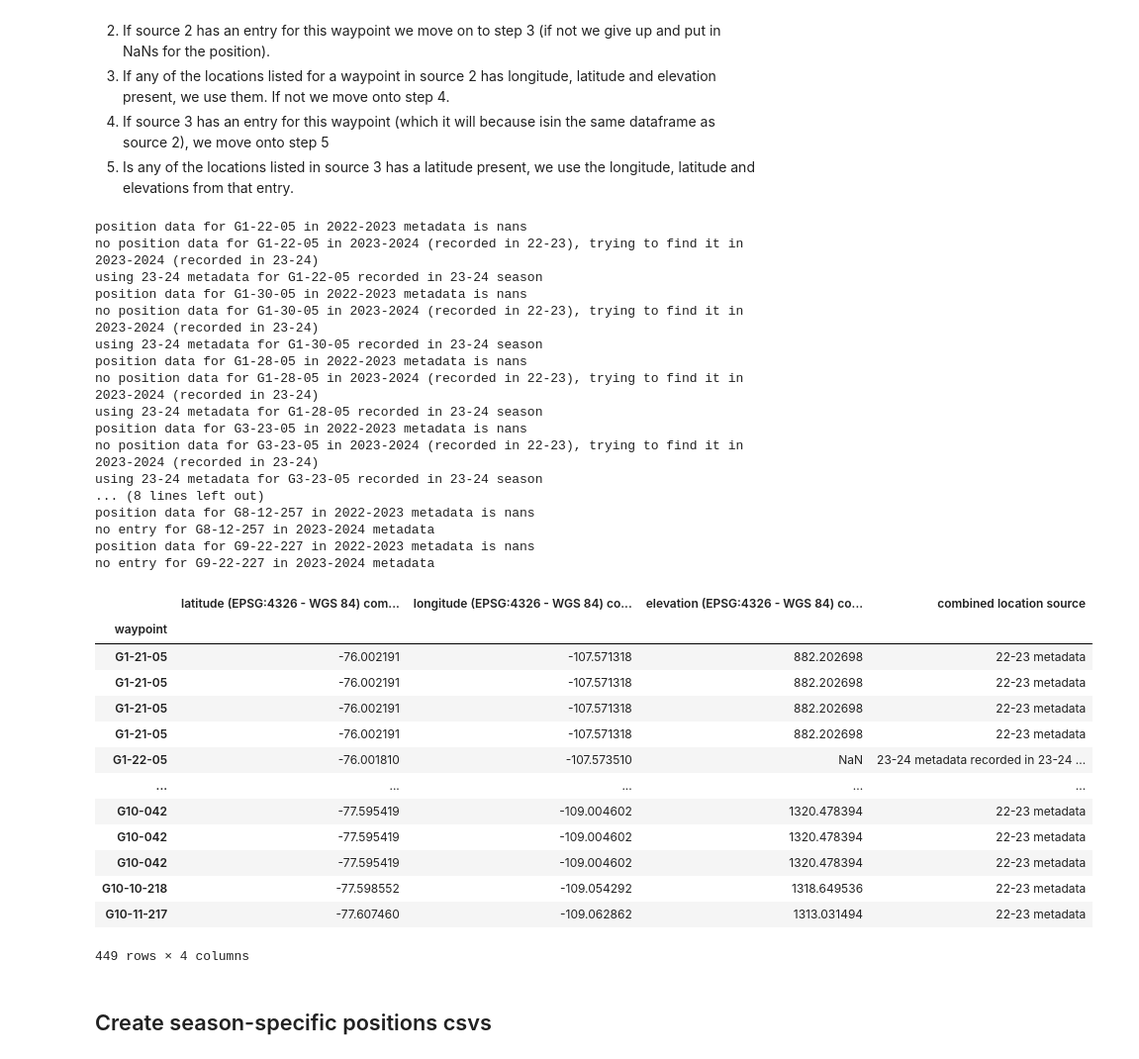
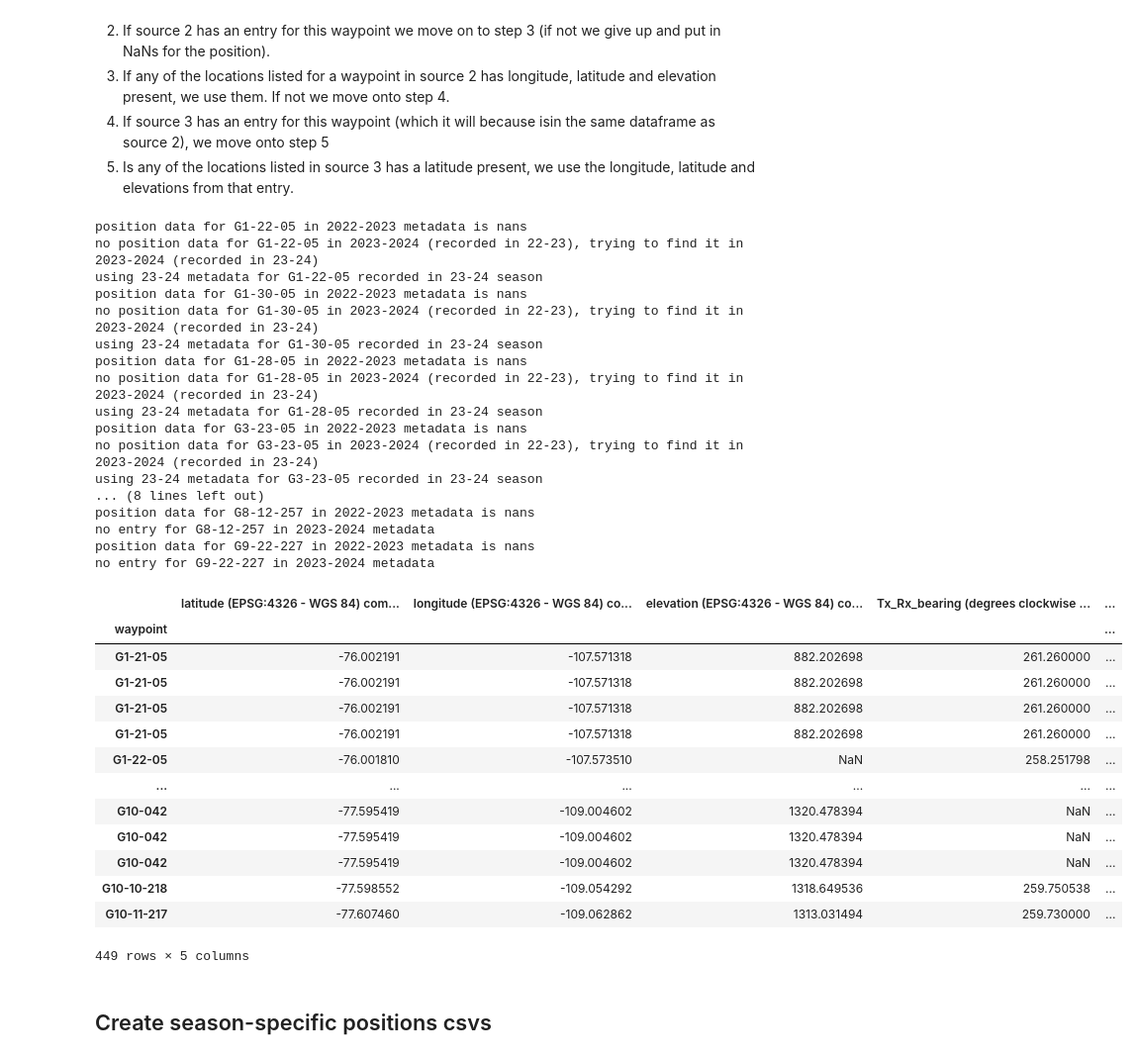
Before and after one commit to GHOST-thwaites/GHOST_ApRES_archiving, a Jupyter notebook: notebooks/attended/metadata_preparation.ipynb, the cells around one changed output. Shown at 99% size. Cells and saved outputs as stored; diff of their text form; code cells hidden in the pictures.

```diff
--- a/notebooks/attended/metadata_preparation.ipynb
+++ b/notebooks/attended/metadata_preparation.ipynb
@@ -177,47 +210,48 @@ for waypoint in md_waypoints_22_23:
 
             else:
                 print(f"no lat data found for {waypoint} ")
 
 
 
 out = md_22_23.loc[:, ['latitude (EPSG:4326 - WGS 84) combined',
                       'longitude (EPSG:4326 - WGS 84) combined',
                       'elevation (EPSG:4326 - WGS 84) combined',
+                      'Tx_Rx_bearing (degrees clockwise from true north)',
                       'combined location source']]
 out.index.name = 'waypoint'
 out
 # %% [output]
 position data for G1-22-05 in 2022-2023 metadata is nans
 no position data for G1-22-05 in 2023-2024 (recorded in 22-23), trying to find it in 2023-2024 (recorded in 23-24)
 using 23-24 metadata for G1-22-05 recorded in 23-24 season
 position data for G1-30-05 in 2022-2023 metadata is nans
 no position data for G1-30-05 in 2023-2024 (recorded in 22-23), trying to find it in 2023-2024 (recorded in 23-24)
 using 23-24 metadata for G1-30-05 recorded in 23-24 season
 position data for G1-28-05 in 2022-2023 metadata is nans
 no position data for G1-28-05 in 2023-2024 (recorded in 22-23), trying to find it in 2023-2024 (recorded in 23-24)
 using 23-24 metadata for G1-28-05 recorded in 23-24 season
 position data for G3-23-05 in 2022-2023 metadata is nans
 no position data for G3-23-05 in 2023-2024 (recorded in 22-23), trying to find it in 2023-2024 (recorded in 23-24)
 using 23-24 metadata for G3-23-05 recorded in 23-24 season
 ... (8 lines left out)
 position data for G8-12-257 in 2022-2023 metadata is nans
 no entry for G8-12-257 in 2023-2024 metadata
 position data for G9-22-227 in 2022-2023 metadata is nans
 no entry for G9-22-227 in 2023-2024 metadata
-|  | latitude (EPSG:4326 - WGS 84) com... | longitude (EPSG:4326 - WGS 84) co... | elevation (EPSG:4326 - WGS 84) co... | combined location source |
-| waypoint |  |  |  |  |
-| G1-21-05 | -76.002191 | -107.571318 | 882.202698 | 22-23 metadata |
-| G1-21-05 | -76.002191 | -107.571318 | 882.202698 | 22-23 metadata |
-| G1-21-05 | -76.002191 | -107.571318 | 882.202698 | 22-23 metadata |
-| G1-21-05 | -76.002191 | -107.571318 | 882.202698 | 22-23 metadata |
-| G1-22-05 | -76.001810 | -107.573510 | NaN | 23-24 metadata recorded in 23-24 ... |
-| ... | ... | ... | ... | ... |
-| G10-042 | -77.595419 | -109.004602 | 1320.478394 | 22-23 metadata |
-| G10-042 | -77.595419 | -109.004602 | 1320.478394 | 22-23 metadata |
-| G10-042 | -77.595419 | -109.004602 | 1320.478394 | 22-23 metadata |
-| G10-10-218 | -77.598552 | -109.054292 | 1318.649536 | 22-23 metadata |
-| G10-11-217 | -77.607460 | -109.062862 | 1313.031494 | 22-23 metadata |
+|  | latitude (EPSG:4326 - WGS 84) com... | longitude (EPSG:4326 - WGS 84) co... | elevation (EPSG:4326 - WGS 84) co... | Tx_Rx_bearing (degrees clockwise ... | ... |
+| waypoint |  |  |  |  | ... |
+| G1-21-05 | -76.002191 | -107.571318 | 882.202698 | 261.260000 | ... |
+| G1-21-05 | -76.002191 | -107.571318 | 882.202698 | 261.260000 | ... |
+| G1-21-05 | -76.002191 | -107.571318 | 882.202698 | 261.260000 | ... |
+| G1-21-05 | -76.002191 | -107.571318 | 882.202698 | 261.260000 | ... |
+| G1-22-05 | -76.001810 | -107.573510 | NaN | 258.251798 | ... |
+| ... | ... | ... | ... | ... | ... |
+| G10-042 | -77.595419 | -109.004602 | 1320.478394 | NaN | ... |
+| G10-042 | -77.595419 | -109.004602 | 1320.478394 | NaN | ... |
+| G10-042 | -77.595419 | -109.004602 | 1320.478394 | NaN | ... |
+| G10-10-218 | -77.598552 | -109.054292 | 1318.649536 | 259.750538 | ... |
+| G10-11-217 | -77.607460 | -109.062862 | 1313.031494 | 259.730000 | ... |
-449 rows × 4 columns
+449 rows × 5 columns
 # %% [markdown]
 ## Create season-specific positions csvs
 # %%
```
Also changed, not shown: parts of 14 cells of this notebook.
